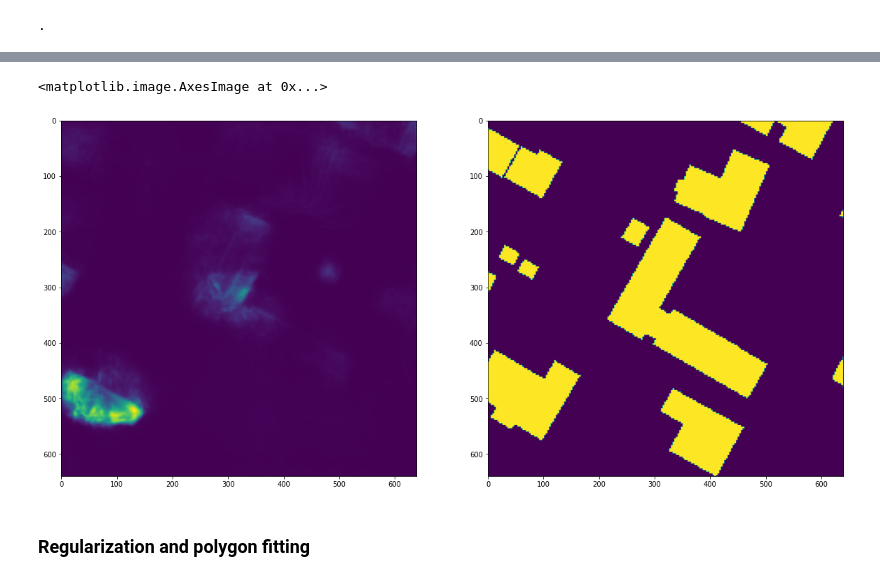
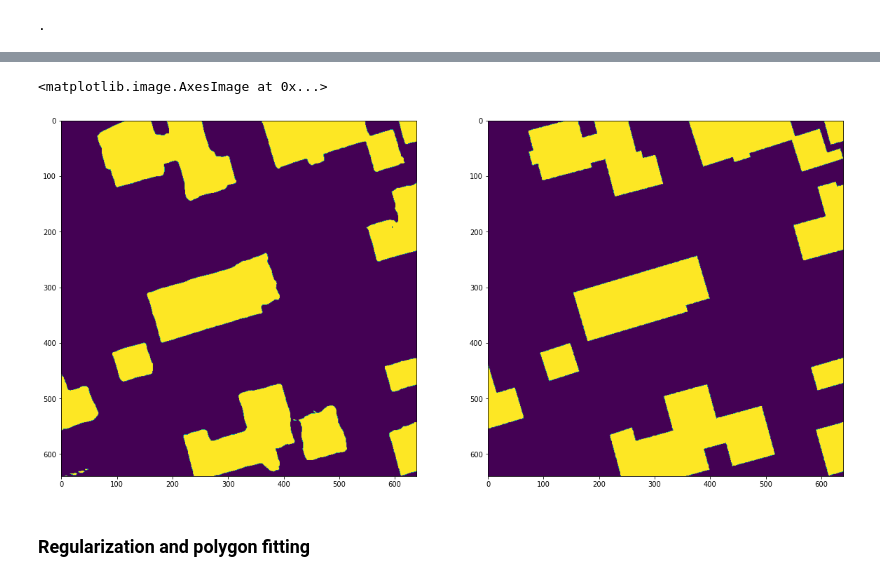
Before and after one commit to ondini/buildseg, a Jupyter notebook: dev.ipynb, the cells around one changed output, grey strips where cells are left out. Saved outputs shown, nothing was run; the diff lists cells and outputs as text; code cells hidden in the pictures.

```diff
--- a/dev.ipynb
+++ b/dev.ipynb
@@ -39,8 +39,8 @@ visualize_logs('/home/kafkaon1/FVAPP/out/run_230503-140231/logs/val_logs.npy')
 # %% [output]
 [figure]
 # %%
-img_path = '/home/kafkaon1/tmp_sataa.jpg'#/home/kafkaon1/FVAPP/data/FV/train2/image_resized/austin10_1002.png'#'/home/kafkaon1/FVAPP/data/FV/train/image_resized/christchurch_450_478.png'
-label_path = '/home/kafkaon1/FVAPP/data/FV/train2/label_resized/austin10_1002.png'#'/home/kafkaon1/FVAPP/data/FV/train/label_resized/christchurch_450_478.png'
+img_path = '/home/kafkaon1/FVAPP/data/FV/train/image_resized/christchurch_450_478.png' #  '/home/kafkaon1/tmp_sataa.jpg'
+label_path = '/home/kafkaon1/FVAPP/data/FV/train/label_resized/christchurch_450_478.png'
 im = Image.open(img_path)
 la = np.array(Image.open(label_path)).astype(float)
 # %%
@@ -154,7 +122,7 @@ intermediate_losses = loss((1-l).float(), l.float())
 # %% [markdown]
 ### Model results
 # %%
-model1 = torch.load('/home/kafkaon1/FVAPP/out/train/run_230507-230929/checkpoints/Deeplabv3_err:0.04721_ep:15.pth', map_location=torch.device('cpu'))
+model1 = torch.load('/home/kafkaon1/FVAPP/out/train/run_230517-134445/checkpoints/Deeplabv3_err:0.01578_ep:17.pth', map_location=torch.device('cpu'))
 torch.no_grad()
 model1.eval()
 print(".")
@@ -186,10 +133,10 @@ plt.imshow(np.array(im))
 # %%
 fig, ax = plt.subplots(1,2 ,figsize=(20,10))
-ax[0].imshow(out[0,0].detach().numpy())
+ax[0].imshow((out[0,0]>0.5).detach().numpy())
 ax[1].imshow(la)
 # %% [output]
 <matplotlib.image.AxesImage at 0x...>
-[figure, old version]
+[figure, new version]
 # %% [markdown]
 ### Regularization and polygon fitting
 # %% [markdown]
```
Also changed, not shown: parts of 20 cells of this notebook, 6 other files.
